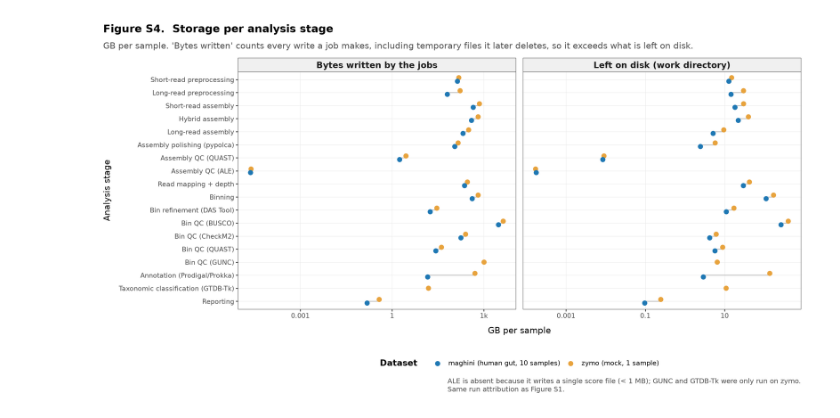
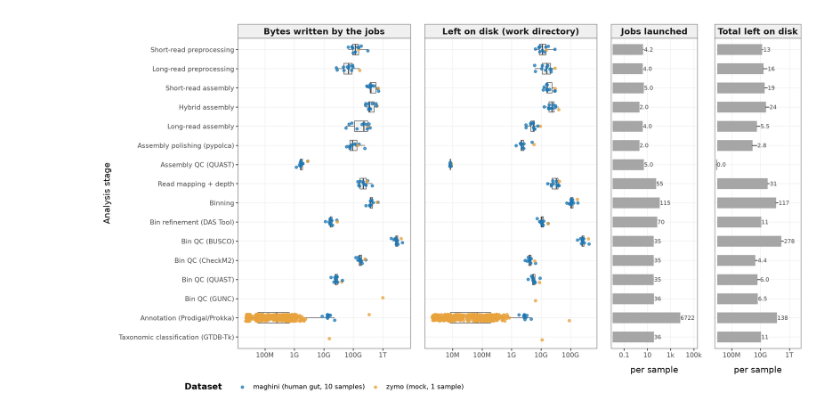
Before and after one commit to dialvarezs/nf-core-mag-benchmarks, a Jupyter notebook: notebooks/02_benchmarking_metrics.ipynb, the cells around one changed output. Cells and saved outputs as stored; diff of their text form; code cells hidden in the pictures.

Commit message:
feat: reorder figures

```diff
--- a/notebooks/02_benchmarking_metrics.ipynb
+++ b/notebooks/02_benchmarking_metrics.ipynb
@@ -34,4 +29,4 @@ fg.fig_binner_footprint(frames["tasks"])
 # %%
-fg.fig_storage(frames["totals"])
+fg.fig_storage(frames["budget"], frames["storage"], frames["storage_budget"])
 # %% [output]
-[figure, old version]
+[figure, new version]
```
Also changed, not shown: parts of 17 cells of this notebook, 14 other files.
